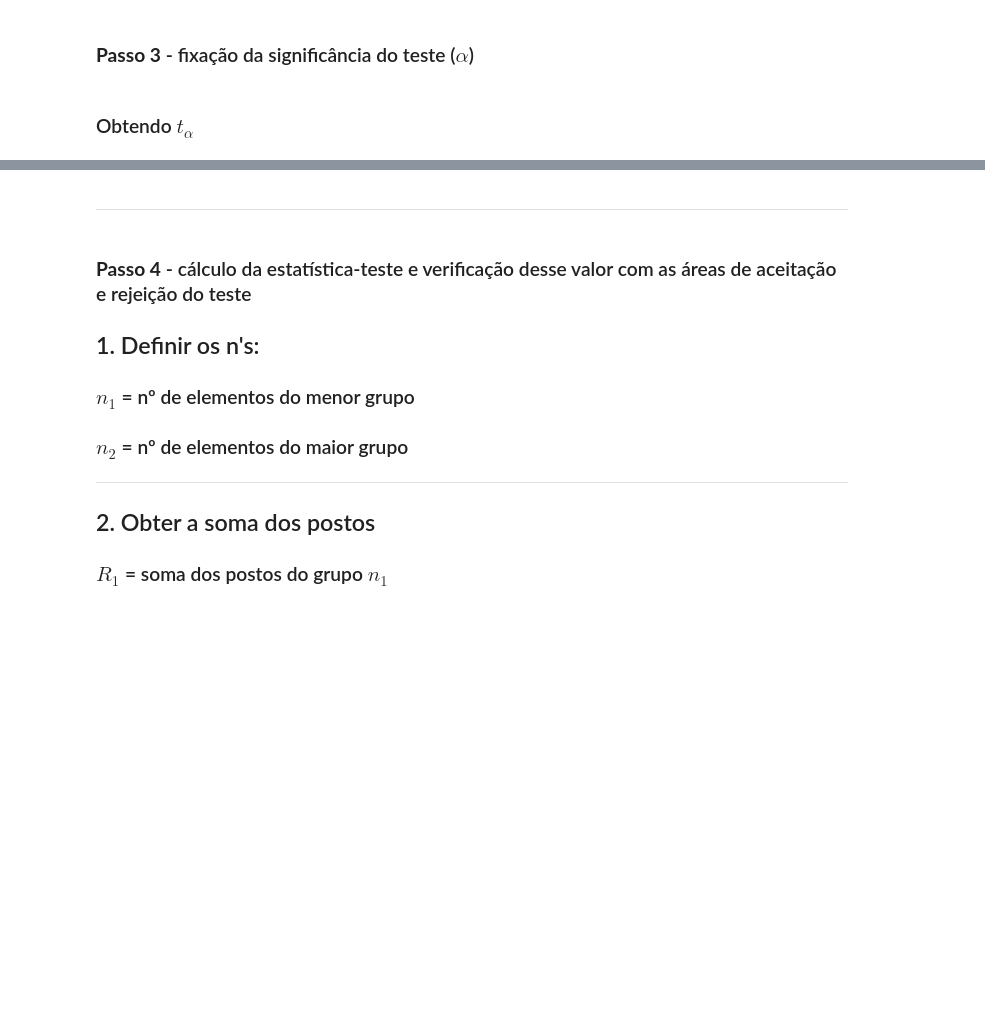
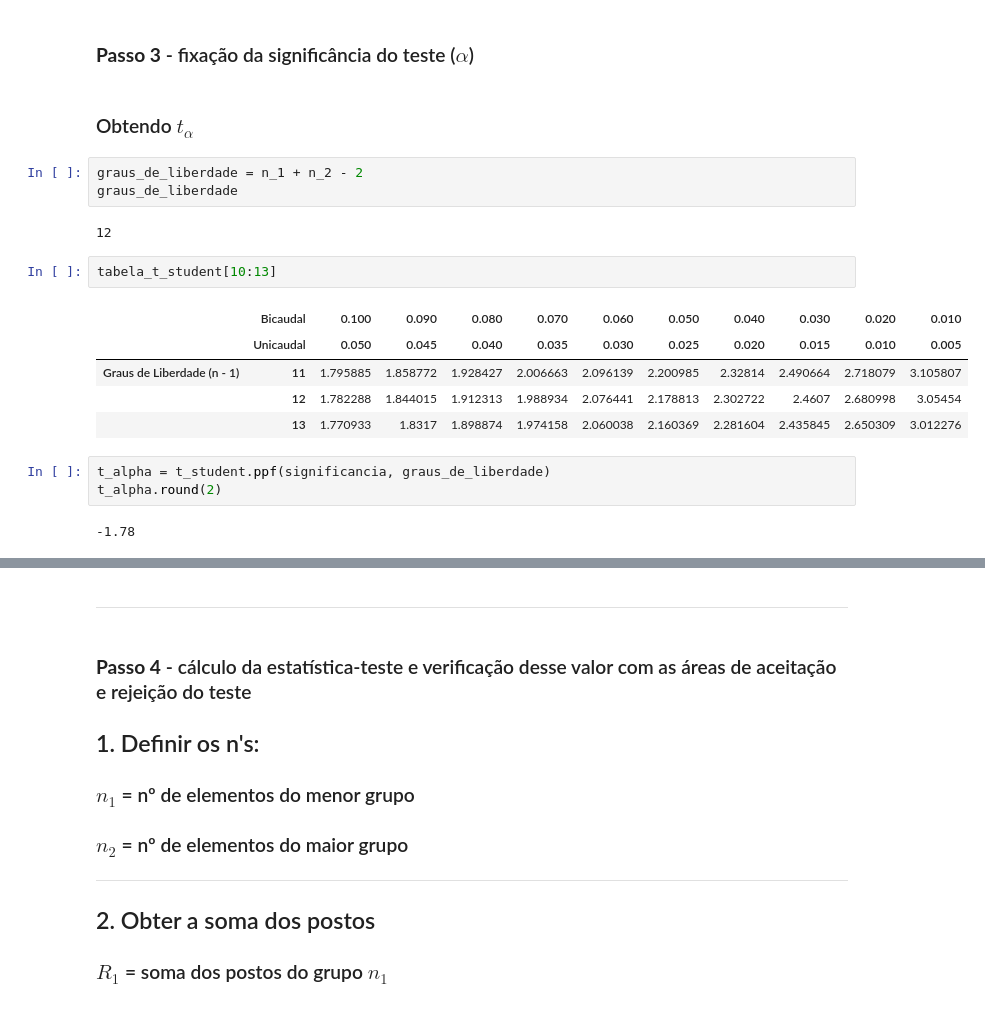
Before and after one commit to fcardosoo/Alura-008-Statistics-with-python-hypothesis-testing, a Jupyter notebook: Curso_de_Estatística_Parte_3.ipynb, the cells around one changed output, grey strips where cells are left out. Saved outputs shown, nothing was run; the diff lists cells and outputs as text; blank space fills up the shorter version.

```diff
--- a/Curso_de_Estatística_Parte_3.ipynb
+++ b/Curso_de_Estatística_Parte_3.ipynb
@@ -1298,6 +1394,24 @@ Deve-se optar pela distribuição **$t$ de Student**, já que nada é mencionado
 ### **Passo 3** - fixação da significância do teste ($\alpha$)
 # %% [markdown]
 ### Obtendo $t_{\alpha}$
+# %%
+graus_de_liberdade = n_1 + n_2 - 2
+graus_de_liberdade
+# %% [output]
+12
+# %%
+tabela_t_student[10:13]
+# %% [output]
+|  | Bicaudal | 0.100 | 0.090 | 0.080 | 0.070 | 0.060 | 0.050 | 0.040 | 0.030 | 0.020 | 0.010 |
+|  | Unicaudal | 0.050 | 0.045 | 0.040 | 0.035 | 0.030 | 0.025 | 0.020 | 0.015 | 0.010 | 0.005 |
+| Graus de Liberdade (n - 1) | 11 | 1.795885 | 1.858772 | 1.928427 | 2.006663 | 2.096139 | 2.200985 | 2.32814 | 2.490664 | 2.718079 | 3.105807 |
+|  | 12 | 1.782288 | 1.844015 | 1.912313 | 1.988934 | 2.076441 | 2.178813 | 2.302722 | 2.4607 | 2.680998 | 3.05454 |
+|  | 13 | 1.770933 | 1.8317 | 1.898874 | 1.974158 | 2.060038 | 2.160369 | 2.281604 | 2.435845 | 2.650309 | 3.012276 |
+# %%
+t_alpha = t_student.ppf(significancia, graus_de_liberdade)
+t_alpha.round(2)
+# %% [output]
+-1.78
 # %% [markdown]
 ![Região de Aceitação](https://caelum-online-public.s3.amazonaws.com/1229-estatistica-parte3/01/img023.png)
 # %% [markdown]
```
Also changed, not shown: parts of 14 cells of this notebook.
